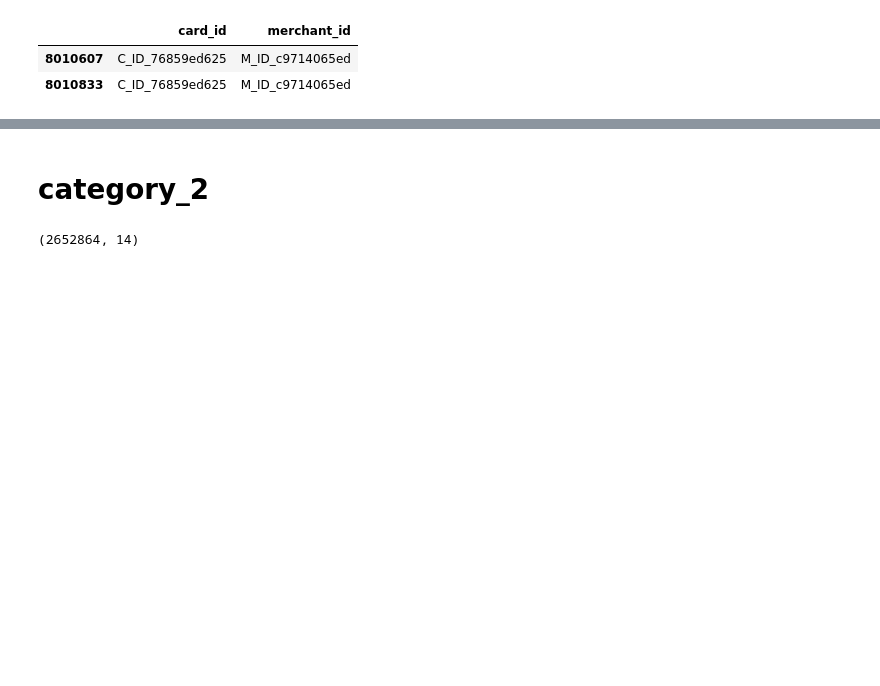
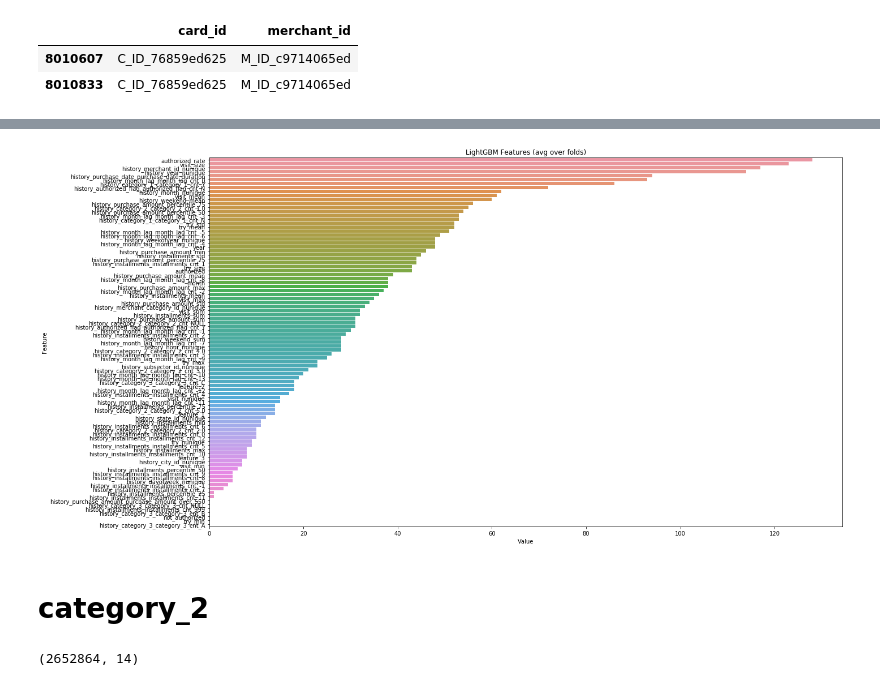
Before and after one commit to miniii222/kaggle, a Jupyter notebook: Elo_Merchant_Category_Recommendation/modeling/2-2.New_Feature.ipynb, the cells around one changed output, grey strips where cells are left out. Cells and saved outputs as stored; diff of their text form; code cells hidden in the pictures; blank space fills up the shorter version.

```diff
--- a/Elo_Merchant_Category_Recommendation/modeling/2-2.New_Feature.ipynb
+++ b/Elo_Merchant_Category_Recommendation/modeling/2-2.New_Feature.ipynb
@@ -543,0 +491,5 @@ history.sort_values(['card_id','merchant_id','purchase_date']).loc[history.insta
+# %%
+train = pd.merge(train,authorize, on = 'card_id')
+train = pd.merge(train,merchant_visit, on = 'card_id')
+train = pd.merge(train,merchant_try, on = 'card_id')
+train.head()
@@ -543,0 +522,3 @@ history.sort_values(['card_id','merchant_id','purchase_date']).loc[history.insta
+# %%
+x_train = train.drop(['target'], axis=1)
+y_train = train['target']
@@ -543,0 +569,22 @@ history.sort_values(['card_id','merchant_id','purchase_date']).loc[history.insta
+# %%
+lgb = LGBMRegressor()
+# %%
+result2 = lgb.fit(x_train, y_train)
+lgb_pred = result2.predict(test)
+# %%
+import matplotlib.pyplot as plt
+import seaborn as sns
+import warnings
+warnings.simplefilter(action='ignore', category=FutureWarning)
+
+# sorted(zip(clf.feature_importances_, X.columns), reverse=True)
+feature_imp = pd.DataFrame(sorted(zip(lgb.feature_importances_, x_train.columns)), columns=['Value','Feature'])
+
+plt.figure(figsize=(20, 10))
+sns.barplot(x="Value", y="Feature", data=feature_imp.sort_values(by="Value", ascending=False))
+plt.title('LightGBM Features (avg over folds)')
+plt.tight_layout()
+plt.show()
+#plt.savefig('lgbm_importances-01.png')
+# %% [output]
+[figure, added]
```
Also changed, not shown: parts of 70 cells of this notebook.
